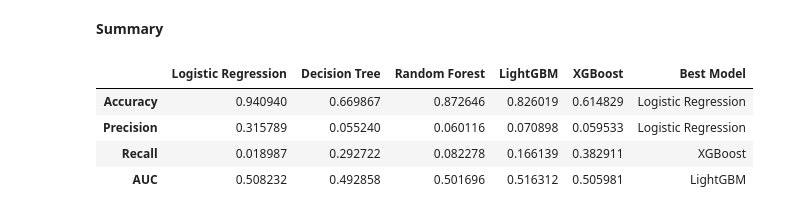
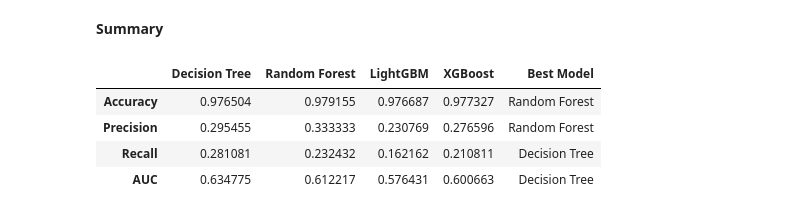
Before and after one commit to giorgiodemarchi/TabText-Experiments, a Jupyter notebook: Giorgio_baseline.ipynb, the cells around one changed output. Saved outputs shown, nothing was run; the diff lists cells and outputs as text; code cells hidden in the pictures.

```diff
--- a/Giorgio_baseline.ipynb
+++ b/Giorgio_baseline.ipynb
@@ -630,0 +329,5 @@ Name: count, dtype: int64
+# %%
+train_df, test_df = train_test_split(df, stratify=df['target'], test_size=0.3, random_state = 42)
+
+X_train, y_train = train_df.drop(['target'], axis=1), train_df['target']
+X_test, y_test = test_df.drop(['target'], axis=1), test_df['target']
@@ -733,17 +368,10 @@ log_metrics
 # %% [markdown]
 **CART**
 # %%
-from sklearn.tree import DecisionTreeClassifier
-
-model = DecisionTreeClassifier(max_depth=12,
-                               min_samples_split=8,
-                               random_state=1024)
+model = DecisionTreeClassifier()
 model.fit(X_train, y_train)
 
-
-X_test[numerical_columns] = scaler.transform(X_test[numerical_columns])
 y_predict = model.predict(X_test)
-
 
 ## METRICS
 # Accuracy
@@ -817,20 +437,9 @@ rf_metrics
 # %% [markdown]
 **LightGBM**
 # %%
-from lightgbm import LGBMClassifier
-
-
-model = LGBMClassifier(num_leaves=31,
-                       max_depth=8,
-                       learning_rate=0.02,
-                       n_estimators=250,
-                       subsample = 0.8,
-                       colsample_bytree =0.8
-                      )
+model = LGBMClassifier()
 model.fit(X_train, y_train)
 
-
-# X_test[numerical_columns] = scaler.transform(X_test[numerical_columns])
 y_predict = model.predict(X_test)
 
 ## METRICS
@@ -874,19 +480,10 @@ lgm_metrics
 # %% [markdown]
 **XGBoost**
 # %%
-from xgboost import XGBClassifier
-
-model = XGBClassifier(max_depth=12,
-                      n_estimators=250,
-                      min_child_weight=8,
-                      subsample=0.8,
-                      learning_rate =0.02,
-                      seed=42)
+model = XGBClassifier()
 
 model.fit(X_train, y_train)
 
-
-# X_test[numerical_columns] = scaler.transform(X_test[numerical_columns])
 y_predict = model.predict(X_test)
 
 ## METRICS
@@ -916,12 +513,12 @@ xgb_metrics
 # %% [markdown]
 **Summary**
 # %%
-metrics = pd.concat([log_metrics, cart_metrics, rf_metrics, lgm_metrics, xgb_metrics], axis=1)
+metrics = pd.concat([cart_metrics, rf_metrics, lgm_metrics, xgb_metrics], axis=1)
 metrics['Best Model'] = metrics.idxmax(axis=1)
 metrics
 # %% [output]
-|  | Logistic Regression | Decision Tree | Random Forest | LightGBM | XGBoost | Best Model |
-| Accuracy | 0.940940 | 0.669867 | 0.872646 | 0.826019 | 0.614829 | Logistic Regression |
-| Precision | 0.315789 | 0.055240 | 0.060116 | 0.070898 | 0.059533 | Logistic Regression |
-| Recall | 0.018987 | 0.292722 | 0.082278 | 0.166139 | 0.382911 | XGBoost |
-| AUC | 0.508232 | 0.492858 | 0.501696 | 0.516312 | 0.505981 | LightGBM |
+|  | Decision Tree | Random Forest | LightGBM | XGBoost | Best Model |
+| Accuracy | 0.976504 | 0.979155 | 0.976687 | 0.977327 | Random Forest |
+| Precision | 0.295455 | 0.333333 | 0.230769 | 0.276596 | Random Forest |
+| Recall | 0.281081 | 0.232432 | 0.162162 | 0.210811 | Decision Tree |
+| AUC | 0.634775 | 0.612217 | 0.576431 | 0.600663 | Decision Tree |
```
Also changed, not shown: parts of 65 cells of this notebook.
